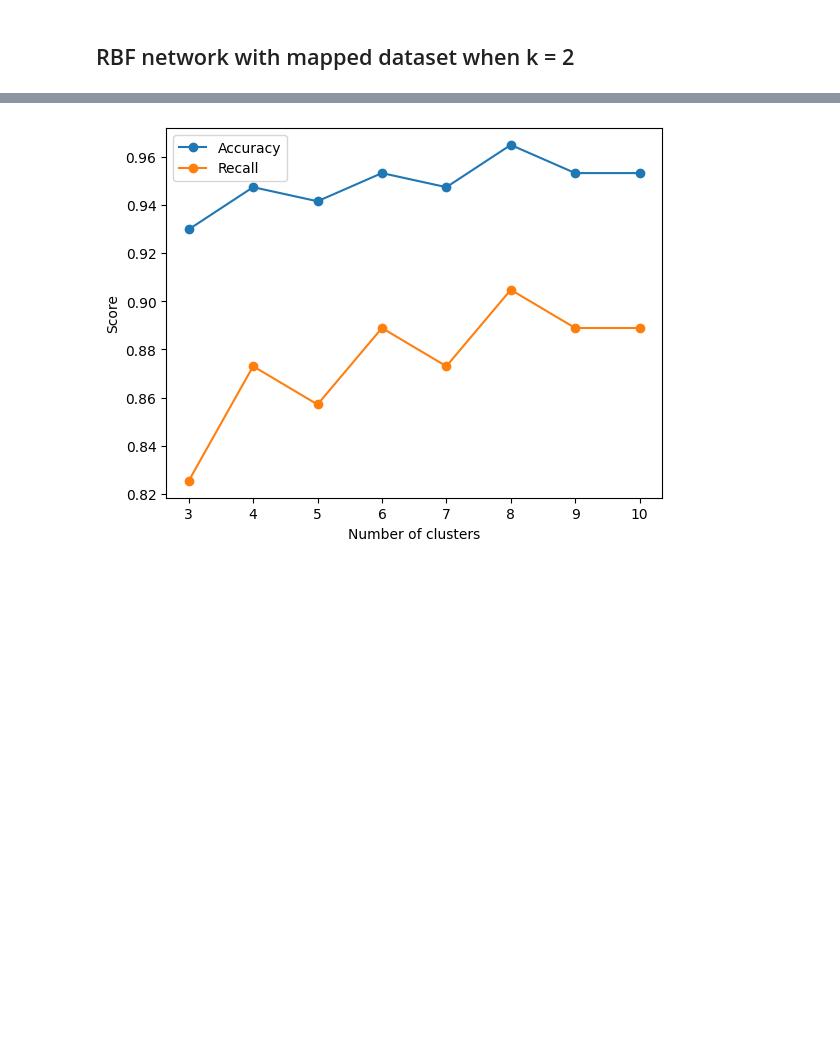
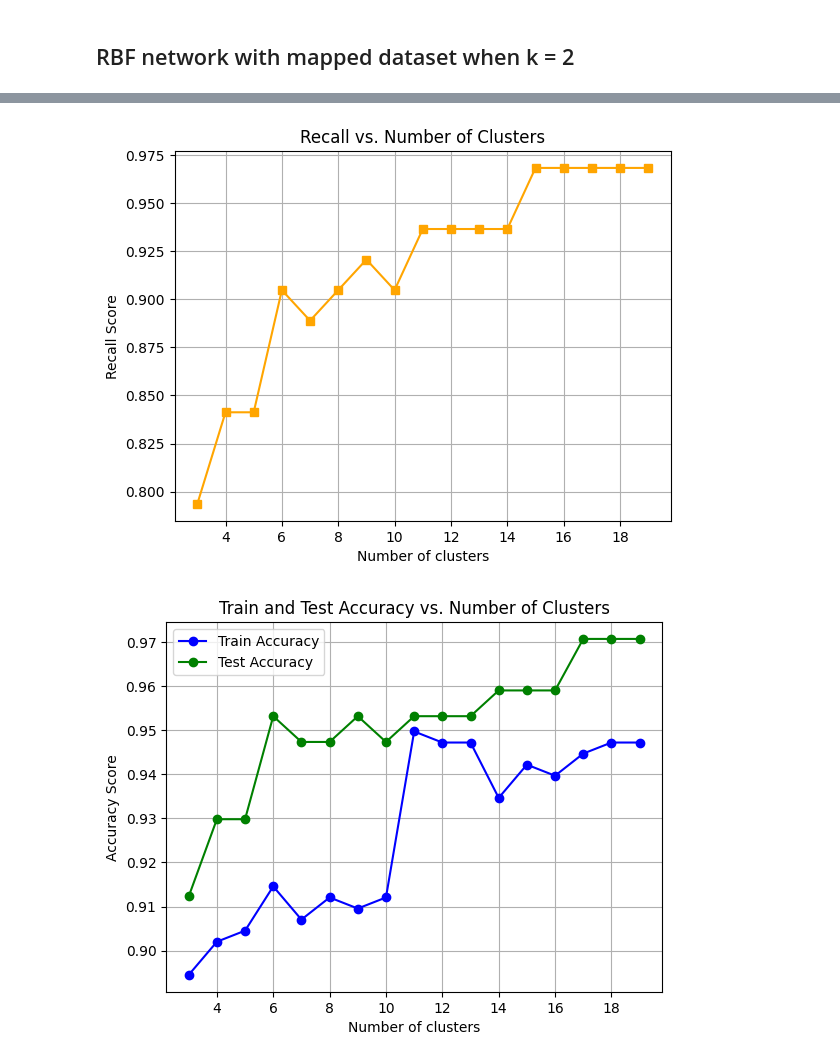
Before and after one commit to guiijose/Machine-Learning, a Jupyter notebook: merit-award/award.ipynb, the cells around one changed output, grey strips where cells are left out. Saved outputs shown, nothing was run; the diff lists cells and outputs as text; code cells hidden in the pictures; blank space fills up the shorter version.

```diff
--- a/merit-award/award.ipynb
+++ b/merit-award/award.ipynb
@@ -206,6 +220,7 @@ Recall: 0.81
 # %%
 accuracies = []
 recalls = []
+train_accuracies = []
 for i, model in enumerate(em_models[1:]):
     centers = model.means_
     sigma = (np.mean([np.linalg.norm(centers[i] - centers[j]) for i in range(len(centers)) for j in range(i + 1, len(centers))]))
@@ -217,13 +232,27 @@ for i, model in enumerate(em_models[1:]):
     tn, fp, fn, tp = confusion_matrix(y_test, y_pred).ravel()
     recall = tp / (tp + fn)
     recalls.append(recall)
+    y_pred_train = model.predict(X_train)
+    train_accuracy = accuracy_score(y_train, y_pred_train)
+    train_accuracies.append(train_accuracy)
-# %%
-# Plot the recall and accuracy score against the number of clusters
-plt.plot(range(3, 11), accuracies, marker='o', label='Accuracy')
-plt.plot(range(3, 11), recalls, marker='o', label='Recall')
-plt.xlabel('Number of clusters')
-plt.ylabel('Score')
-plt.legend()
-plt.show()
-# %% [output]
-[figure, removed]
+# %%
+# Recall plot
+plt.plot(range(3, 20), recalls, marker='s', label='Recall', color='orange')
+plt.xlabel('Number of clusters')
+plt.ylabel('Recall Score')
+plt.title('Recall vs. Number of Clusters')
+plt.grid(True)
+plt.show()
+
+# Train and Test Accuracy in the same plot
+plt.plot(range(3, 20), train_accuracies, marker='o', label='Train Accuracy', color='blue')
+plt.plot(range(3, 20), accuracies, marker='o', label='Test Accuracy', color='green')
+plt.xlabel('Number of clusters')
+plt.ylabel('Accuracy Score')
+plt.title('Train and Test Accuracy vs. Number of Clusters')
+plt.legend()
+plt.grid(True)
+plt.show()
+# %% [output]
+[figure, added]
+[figure, added]
```
Also changed, not shown: parts of 10 cells of this notebook, 4 other files.
